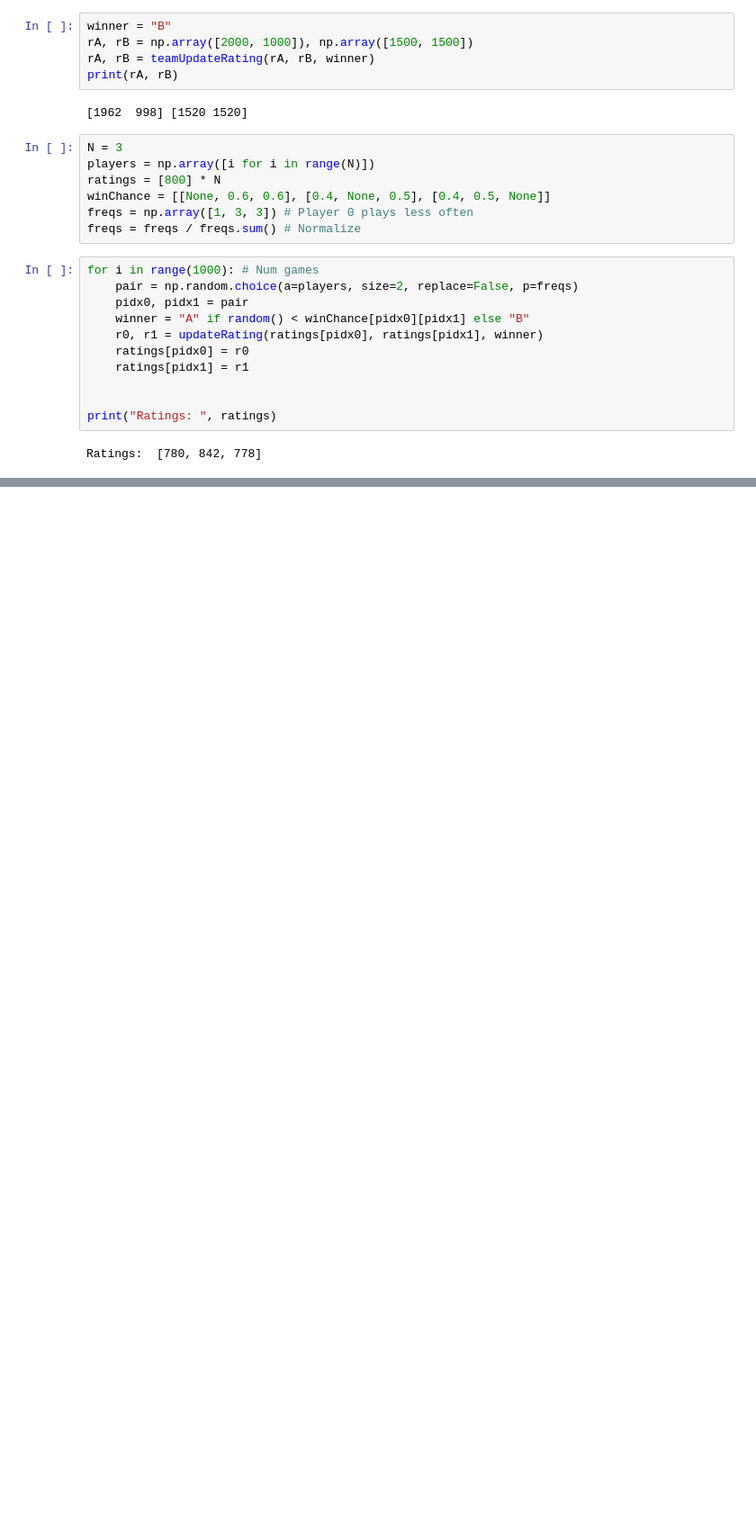
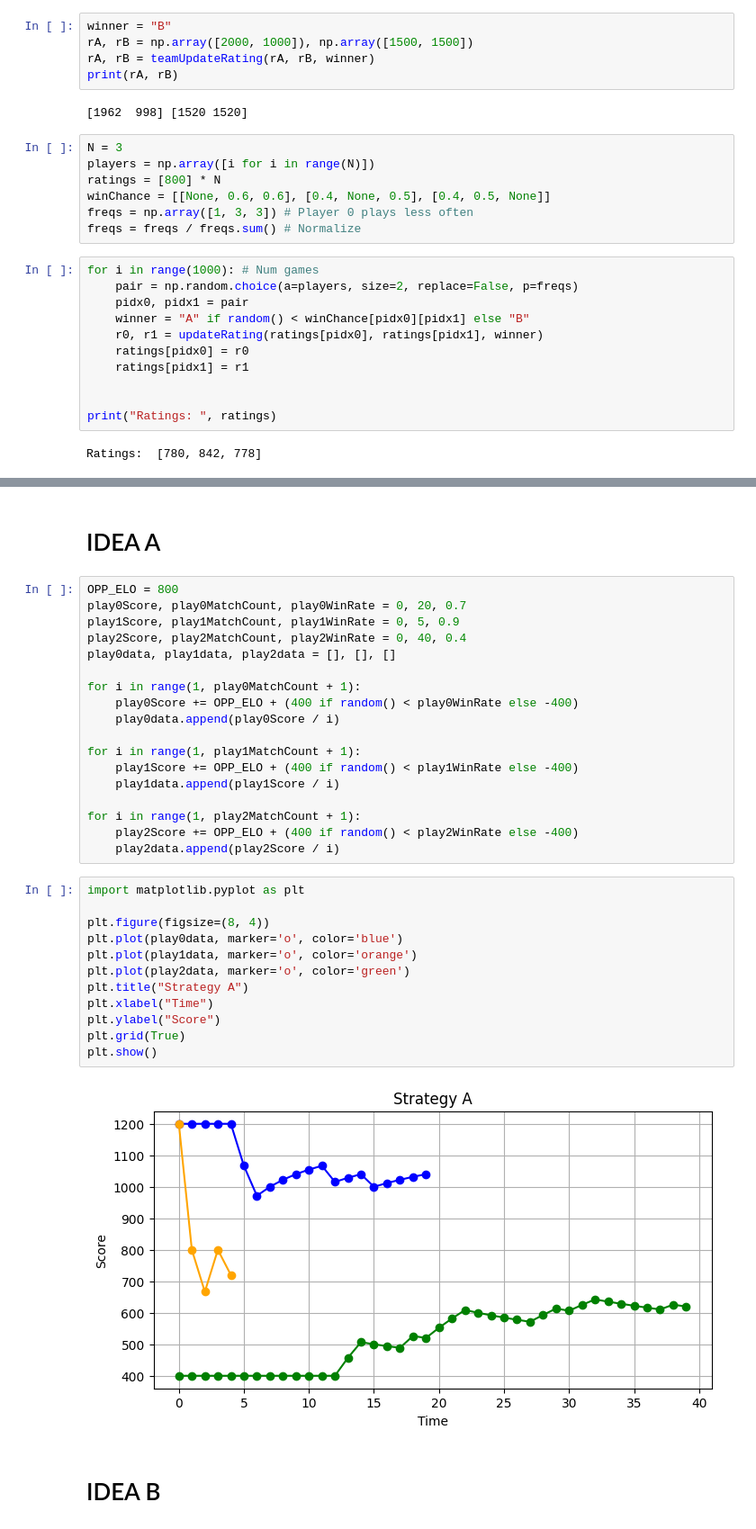
Before and after one commit to Atekkey/CourtRank, a Jupyter notebook: elo_exp.ipynb, the cells around one changed output, grey strips where cells are left out. Shown: that part at 90% size. Drawn from its saved outputs; the diff is of its cells as text; blank space fills up the shorter version.

Commit message:
Score exp and cleanups

```diff
--- a/elo_exp.ipynb
+++ b/elo_exp.ipynb
@@ -74,0 +90,36 @@ Ratings:  [780, 842, 778]
+# %% [markdown]
+# IDEA A
+# %%
+OPP_ELO = 800
+play0Score, play0MatchCount, play0WinRate = 0, 20, 0.7
+play1Score, play1MatchCount, play1WinRate = 0, 5, 0.9
+play2Score, play2MatchCount, play2WinRate = 0, 40, 0.4
+play0data, play1data, play2data = [], [], []
+
+for i in range(1, play0MatchCount + 1):
+    play0Score += OPP_ELO + (400 if random() < play0WinRate else -400)
+    play0data.append(play0Score / i)
+
+for i in range(1, play1MatchCount + 1):
+    play1Score += OPP_ELO + (400 if random() < play1WinRate else -400)
+    play1data.append(play1Score / i)
+
+for i in range(1, play2MatchCount + 1):
+    play2Score += OPP_ELO + (400 if random() < play2WinRate else -400)
+    play2data.append(play2Score / i)
+# %%
+import matplotlib.pyplot as plt
+
+plt.figure(figsize=(8, 4))
+plt.plot(play0data, marker='o', color='blue')
+plt.plot(play1data, marker='o', color='orange')
+plt.plot(play2data, marker='o', color='green')
+plt.title("Strategy A")
+plt.xlabel("Time")
+plt.ylabel("Score")
+plt.grid(True)
+plt.show()
+# %% [output]
+[figure, added]
+# %% [markdown]
+# IDEA B
```
Also changed, not shown: parts of 13 cells of this notebook, 4 other files.
